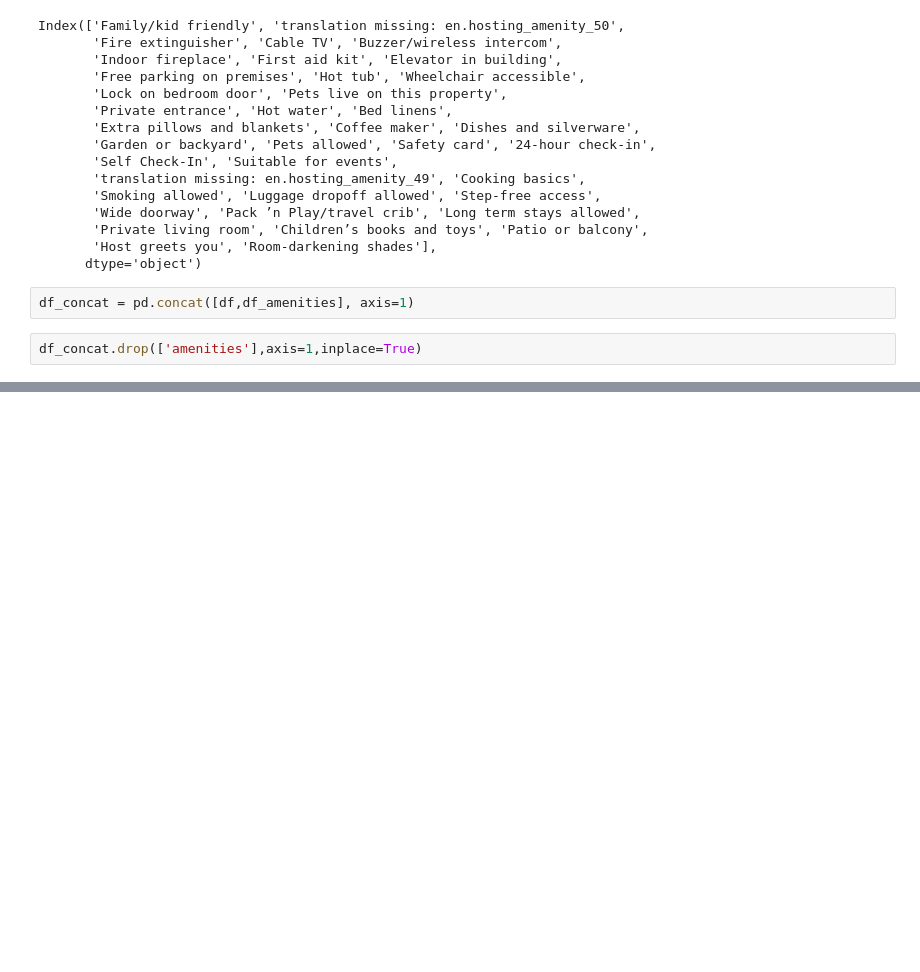
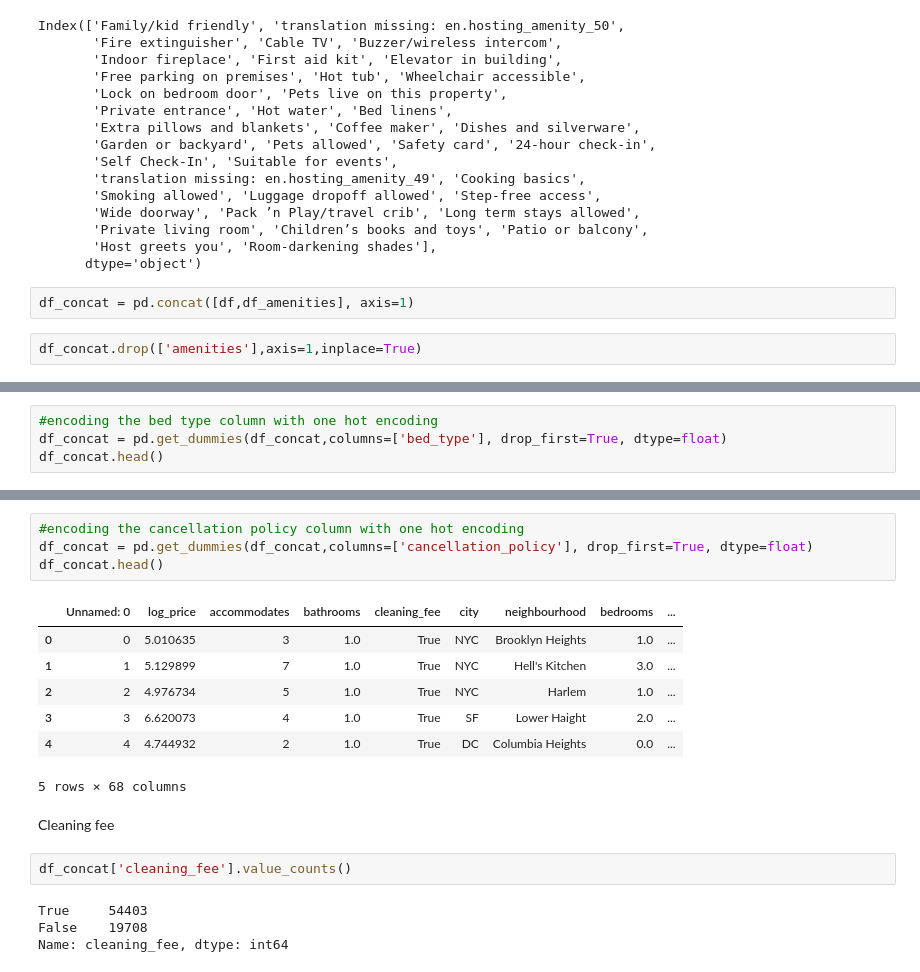
Before and after one commit to urusha-shrestha/airbnb_rent_prediction, a Jupyter notebook: EDA.ipynb, the cells around one changed output, grey strips where cells are left out. Drawn from its saved outputs; the diff is of its cells as text; blank space fills up the shorter version.

```diff
--- a/EDA.ipynb
+++ b/EDA.ipynb
@@ -538,0 +577,4 @@ df_concat
+# %%
+#encoding the bed type column with one hot encoding
+df_concat = pd.get_dummies(df_concat,columns=['bed_type'], drop_first=True, dtype=float)
+df_concat.head()
@@ -538,0 +600,20 @@ df_concat
+# %%
+#encoding the cancellation policy column with one hot encoding
+df_concat = pd.get_dummies(df_concat,columns=['cancellation_policy'], drop_first=True, dtype=float)
+df_concat.head()
+# %% [output]
+|  | Unnamed: 0 | log_price | accommodates | bathrooms | cleaning_fee | city | neighbourhood | bedrooms | ... |
+| 0 | 0 | 5.010635 | 3 | 1.0 | True | NYC | Brooklyn Heights | 1.0 | ... |
+| 1 | 1 | 5.129899 | 7 | 1.0 | True | NYC | Hell's Kitchen | 3.0 | ... |
+| 2 | 2 | 4.976734 | 5 | 1.0 | True | NYC | Harlem | 1.0 | ... |
+| 3 | 3 | 6.620073 | 4 | 1.0 | True | SF | Lower Haight | 2.0 | ... |
+| 4 | 4 | 4.744932 | 2 | 1.0 | True | DC | Columbia Heights | 0.0 | ... |
+5 rows × 68 columns
+# %% [markdown]
+Cleaning fee
+# %%
+df_concat['cleaning_fee'].value_counts()
+# %% [output]
+True     54403
+False    19708
+Name: cleaning_fee, dtype: int64
```
Also changed, not shown: parts of 28 cells of this notebook, 2 other files.
